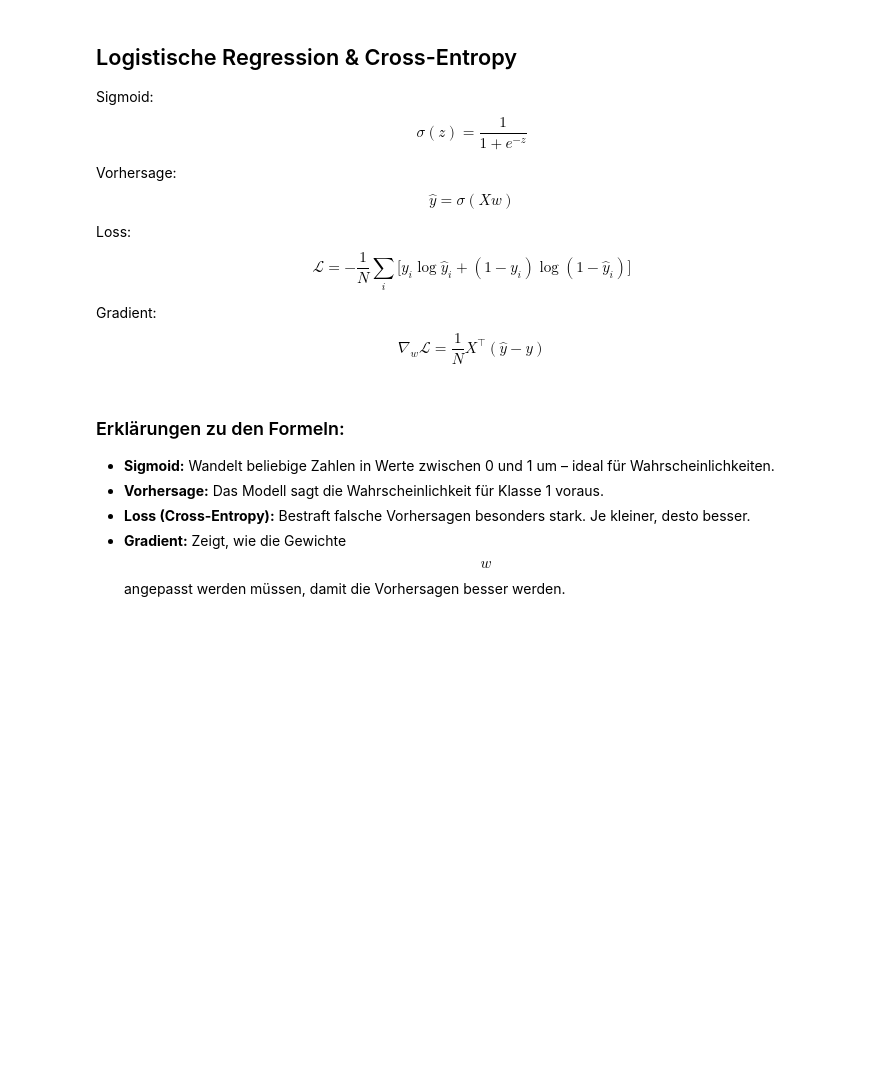
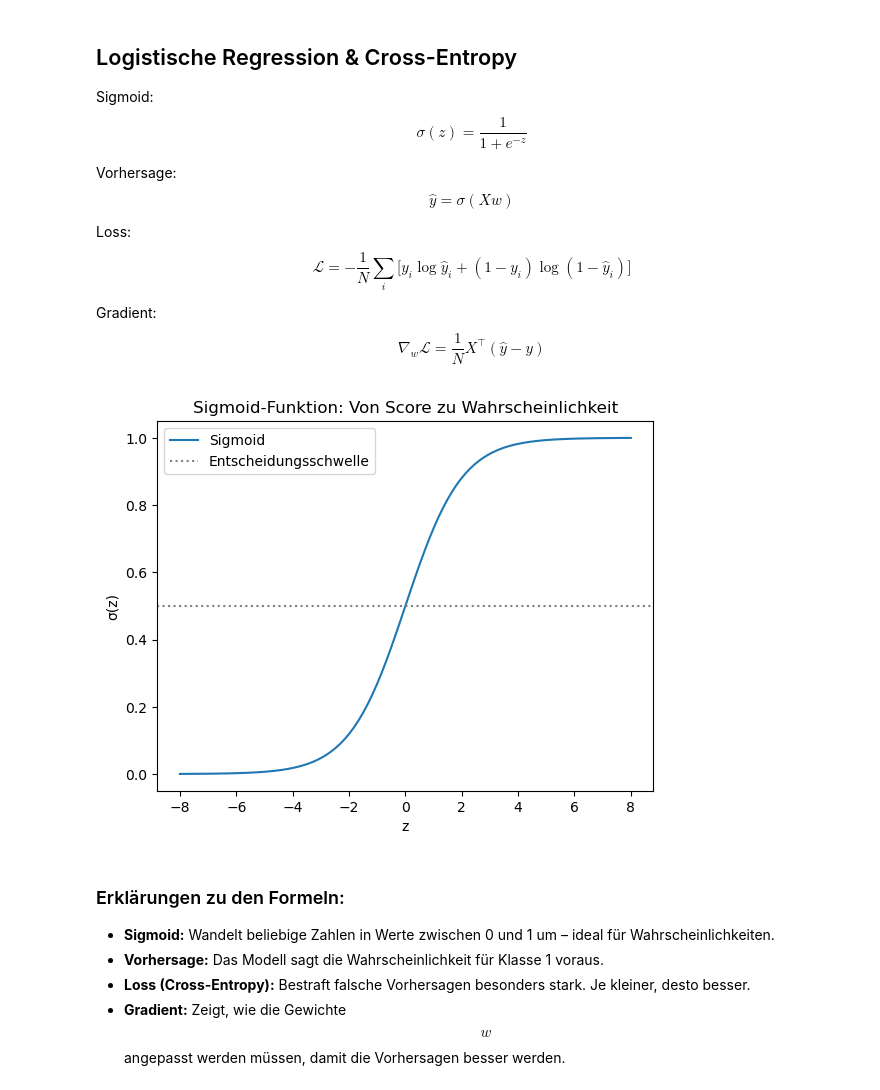
Before and after one commit to lukasp1209/Amalea, a Jupyter notebook: ML_DL_Mathematik.ipynb, the cells around one changed output. Cells and saved outputs as stored; diff of their text form; code cells hidden in the pictures; blank space fills up the shorter version.

```diff
--- a/ML_DL_Mathematik.ipynb
+++ b/ML_DL_Mathematik.ipynb
@@ -59,6 +71,20 @@ Vorhersage: $$\hat y = \sigma(Xw)$$
 Loss: $$\mathcal{L} = -\frac{1}{N}\sum_i \big[y_i \log \hat y_i + (1-y_i) \log(1-\hat y_i)\big]$$
 
 Gradient: $$\nabla_w \mathcal{L} = \frac{1}{N} X^\top (\hat y - y)$$
+# %%
+# Demo: Logistische Regression – Sigmoid und Entscheidung
+import matplotlib.pyplot as plt
+z = np.linspace(-8, 8, 200)
+sigmoid = 1 / (1 + np.exp(-z))
+plt.plot(z, sigmoid, label="Sigmoid")
+plt.axhline(0.5, color="gray", linestyle=":", label="Entscheidungsschwelle")
+plt.xlabel("z")
+plt.ylabel("σ(z)")
+plt.title("Sigmoid-Funktion: Von Score zu Wahrscheinlichkeit")
+plt.legend()
+plt.show()
+# %% [output]
+[figure, added]
 # %% [markdown]
 ### Erklärungen zu den Formeln:
 
```
Also changed, not shown: parts of 6 cells of this notebook.
